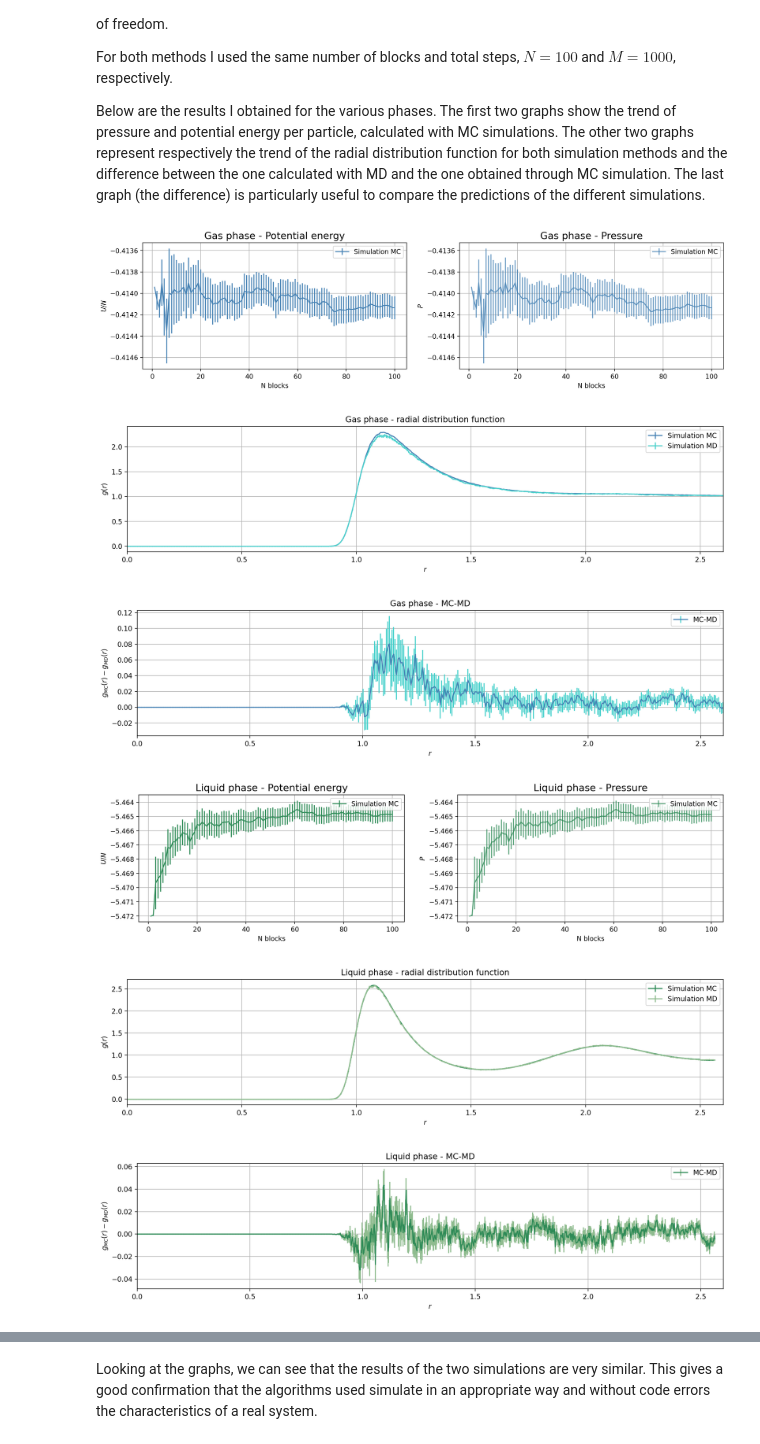
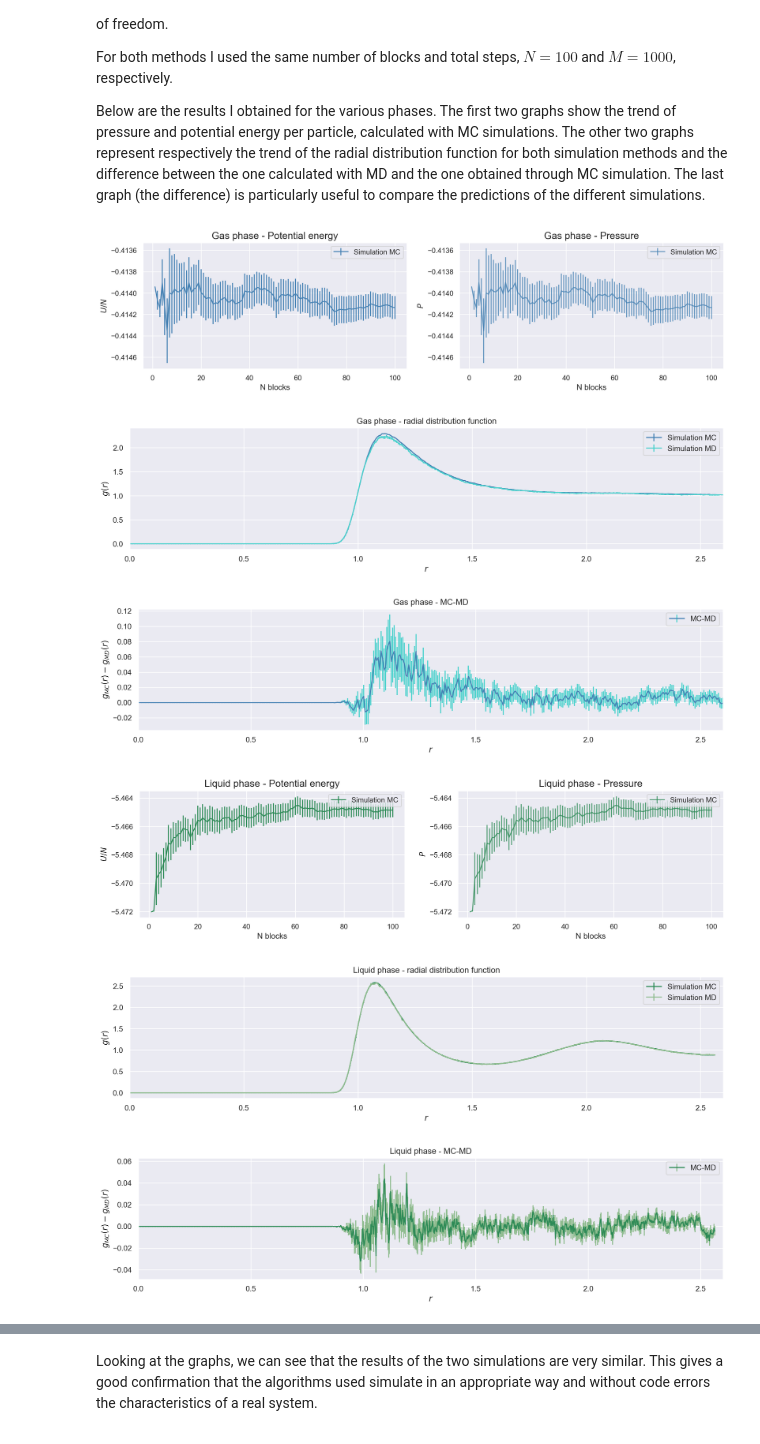
Before and after one commit to tommasoperitoree/Numerical_Simulation_Laboratory, a Jupyter notebook: LSN_07/LSN_07.ipynb, the cells around one changed output, grey strips where cells are left out. Drawn from its saved outputs; the diff is of its cells as text; code cells hidden in the pictures.

```diff
--- a/LSN_07/LSN_07.ipynb
+++ b/LSN_07/LSN_07.ipynb
@@ -12,6 +12,8 @@ import statsmodels.api as sm
 import numpy as np
 
 %config InlineBackend.figure_format = 'retina'
+import seaborn as sns
+sns.set_theme(style='darkgrid')
 
 phase = ["Gas" , "Liquid" , "Solid"]
 data_import = ["gas_instant" , "liquid_instant" , "solid_instant"]
@@ -378,38 +380,38 @@ def simulations_comparison (label, color1, color2, count) :
 									 markersize = 0.5, label = 'Simulation MC', color=color1)
 	x_label_md, progressive_sum_md, progressive_error_md = np.loadtxt('./7.1/' + label + '/MD_NVE/gofr.dat',
 																							unpack = True, usecols = (0, 1, 2))
 	plt.errorbar(x_label_md*factor(count), progressive_sum_md, yerr = progressive_error_md, marker = 'o',
 					markersize = 0.5, label = 'Simulation MD', color = color2)
 	plt.title(label + ' phase - radial distribution function')
 	plt.ylabel('$g(r)$')
 	plt.xlabel('$r$')
 	plt.legend()
-	plt.grid()
+	plt.grid(True)
 	plt.tight_layout()
 	plt.xlim(0,2.6)
 	plt.show()
 
 	# final comparison graph
 	plt.figure(figsize = (13,3.5))
 	plt.errorbar(x_label*factor(count), progressive_sum - progressive_sum_md,
 									 yerr = progressive_error + progressive_error_md, marker = 'o',
 									 markersize = 0.5, label = 'MC-MD', color=color1, ecolor = color2)
 	plt.title(label + ' phase - MC-MD')
 	plt.ylabel('$g_{MC}(r)-g_{MD}(r)$')
 	plt.xlabel('$r$')
 	plt.legend()
-	plt.grid()
+	plt.grid(True)
 	plt.xlim(0,2.6)
 	plt.tight_layout()
 
 	plt.show()
 
 for i in range (0,3) :
 	simulations_comparison(phase[i], colors[i], colors[i+3], i)
 # %% [output]
-[figure, old version]
+[figure, new version]
-[figure, old version]
+[figure, new version]
-[figure, old version]
+[figure, new version]
-[figure, old version]
+[figure, new version]
-[figure, old version]
+[figure, new version]
-[figure, old version]
+[figure, new version]
```
Also changed, not shown: parts of 5 cells of this notebook.
